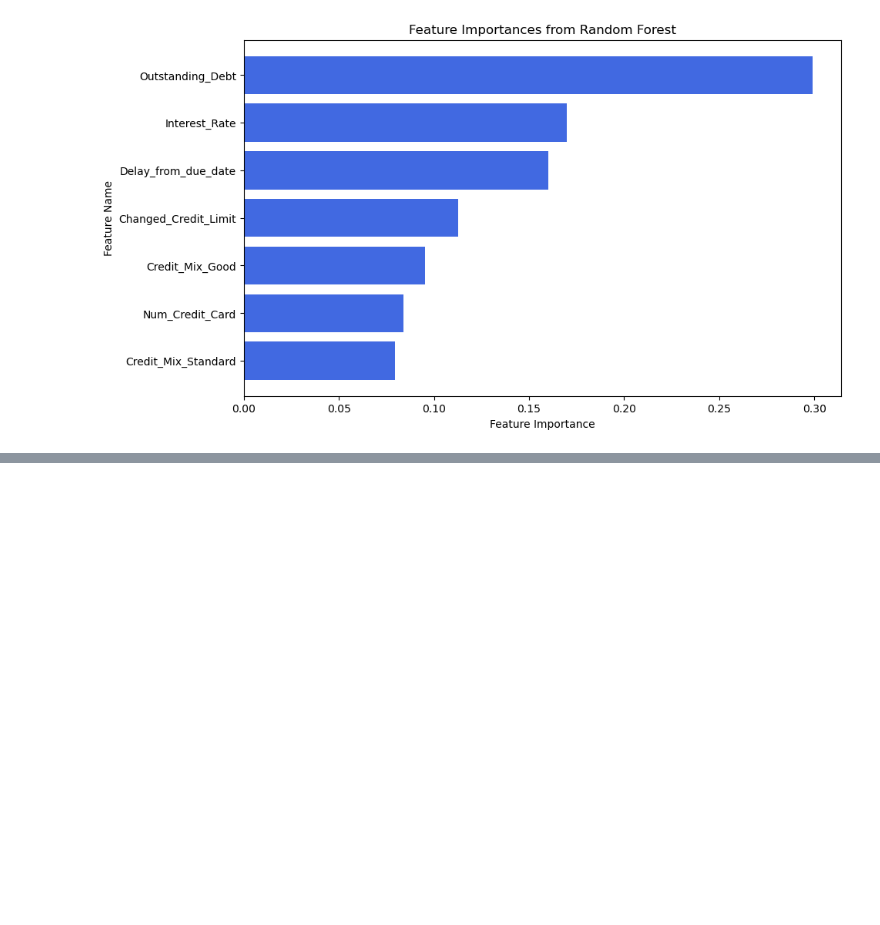
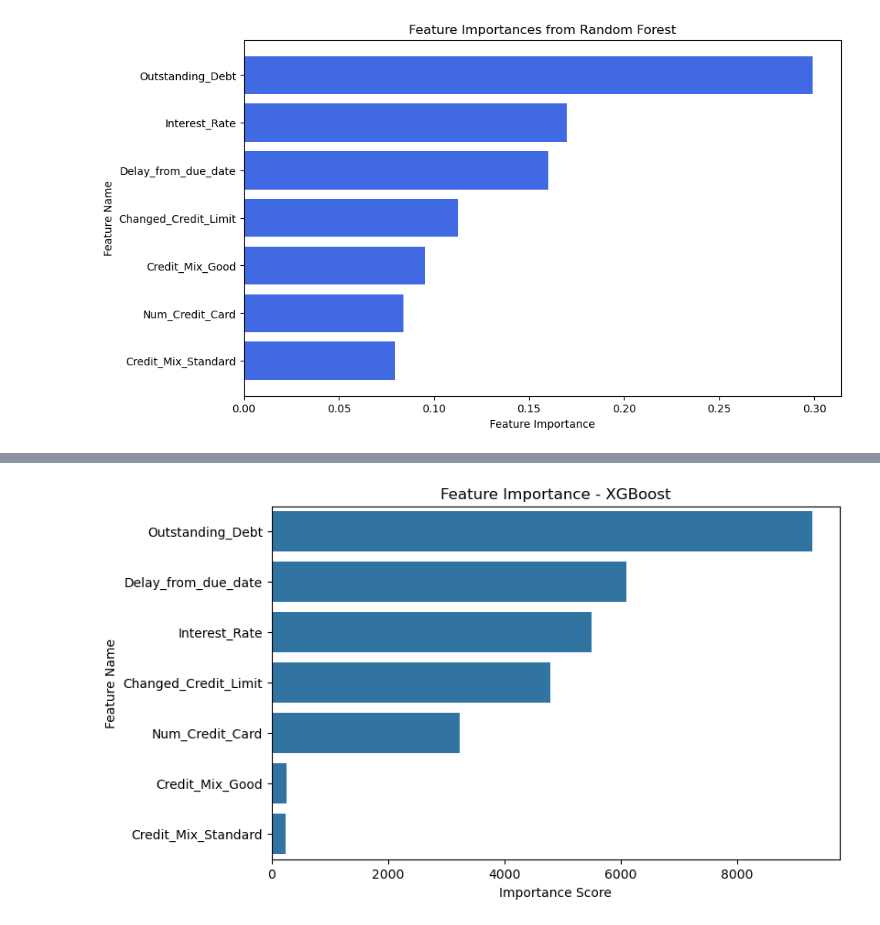
Before and after one commit to Yashsethi24/Credit_Score_Prediction, a Jupyter notebook: Notebooks/SupervisedLearning.ipynb, the cells around one changed output, grey strips where cells are left out. Cells and saved outputs as stored; diff of their text form; code cells hidden in the pictures; blank space fills up the shorter version.

```diff
--- a/Notebooks/SupervisedLearning.ipynb
+++ b/Notebooks/SupervisedLearning.ipynb
@@ -443,0 +554,17 @@ plt.show()
+# %%
+# Get feature importance from the trained Gradient Boosting model
+feature_importance = best_xgb.feature_importances_
+# %%
+# Convert to DataFrame for better readability
+feat_importance_df = pd.DataFrame({"Feature": X_train_selected.columns, "Importance": feature_importance})
+feat_importance_df = feat_importance_df.sort_values(by="Importance", ascending=False)
+# %%
+# Plot the top 10 features
+plt.figure(figsize=(8, 5))
+sns.barplot(x="Importance", y="Feature", data=feat_importance_df[:10])  # Top 10 important features
+plt.title("Feature Importance - XGBoost")
+plt.xlabel("Importance Score")
+plt.ylabel("Feature Name")
+plt.show()
+# %% [output]
+[figure, added]
```
Also changed, not shown: parts of 34 cells of this notebook.
